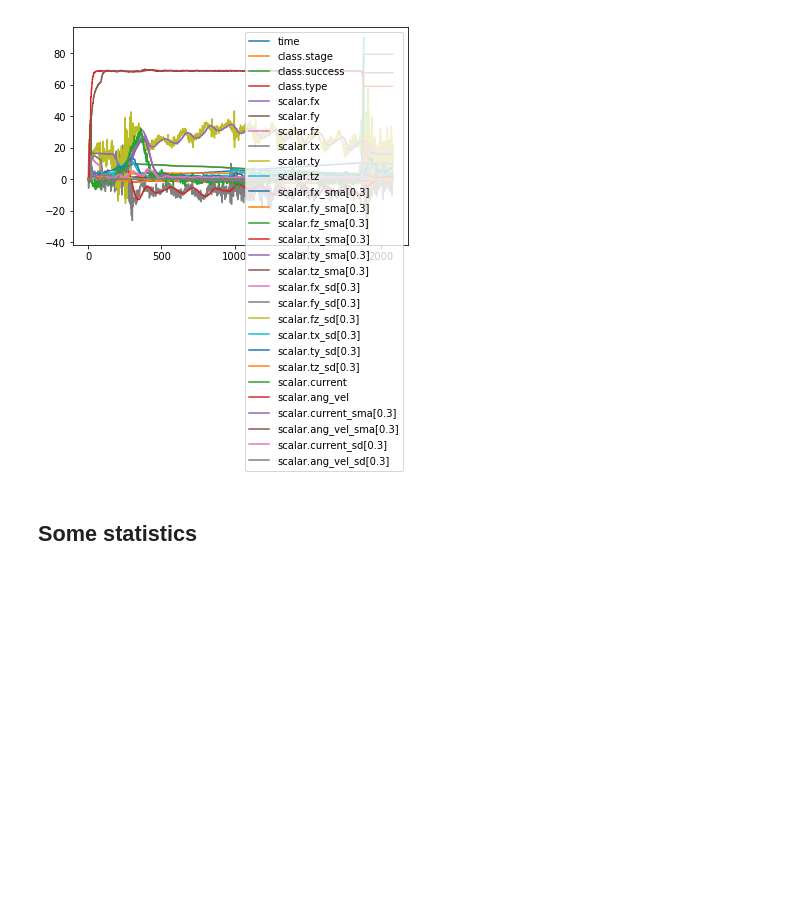
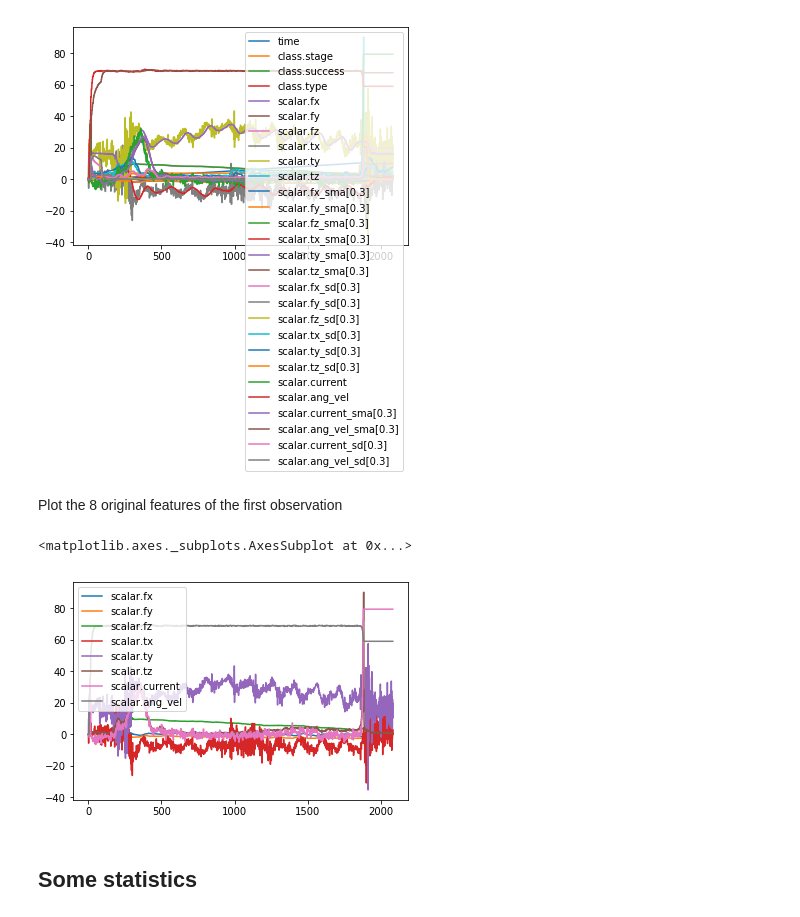
Before and after one commit to CaptainCabbage/LSTM_type_stage_forecasting, a Jupyter notebook: LSTM_type_stage_forecating.ipynb, the cells around one changed output. Drawn from its saved outputs; the diff is of its cells as text; code cells hidden in the pictures; blank space fills up the shorter version.

Commit message:
visualize sequences in the original and extended feature space

```diff
--- a/LSTM_type_stage_forecating.ipynb
+++ b/LSTM_type_stage_forecating.ipynb
@@ -60,6 +62,13 @@ dfs[0].interpolate().plot()
 # %% [output]
 <matplotlib.axes._subplots.AxesSubplot at 0x...>
 [figure]
+# %% [markdown]
+Plot the 8 original features of the first observation
+# %%
+dfs[0].loc[:, original_features].interpolate().plot()
+# %% [output]
+<matplotlib.axes._subplots.AxesSubplot at 0x...>
+[figure, added]
 # %% [markdown]
 ## Some statistics
 # %%
```
Also changed, not shown: parts of 1 cell of this notebook.
